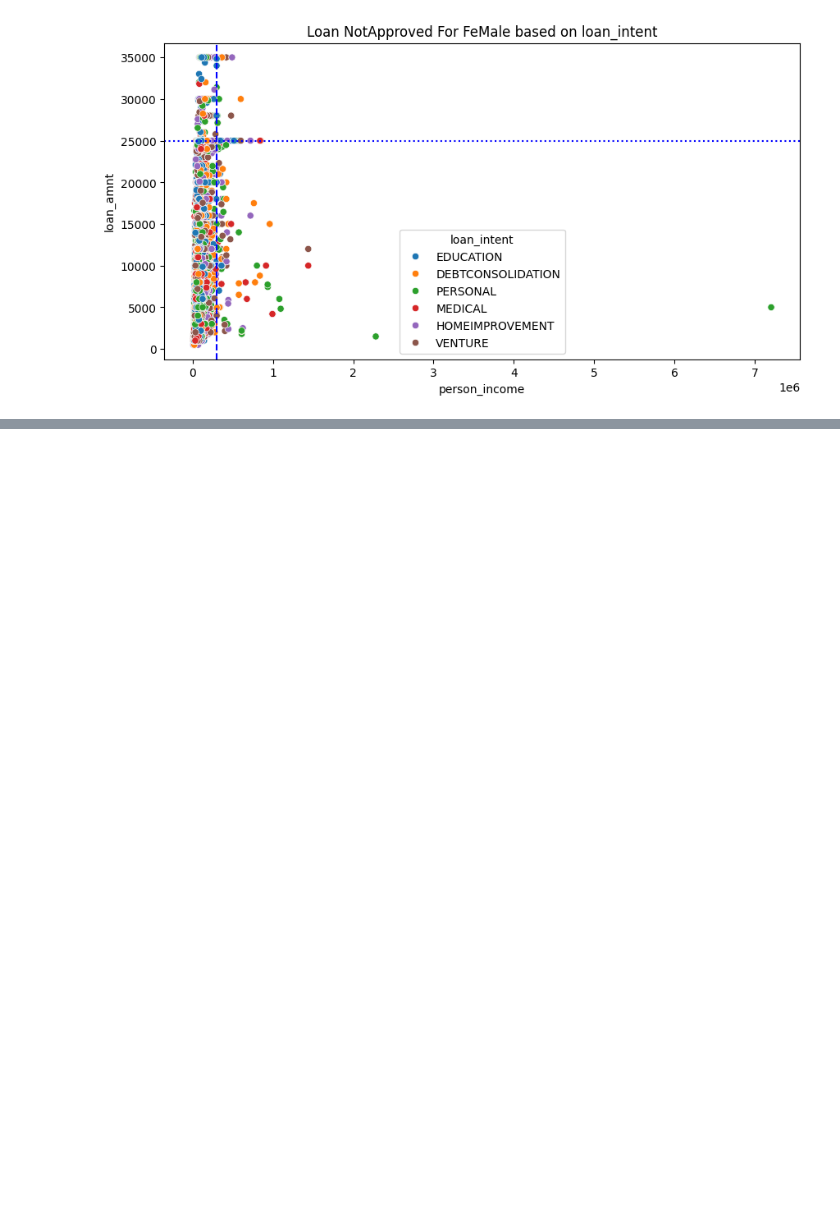
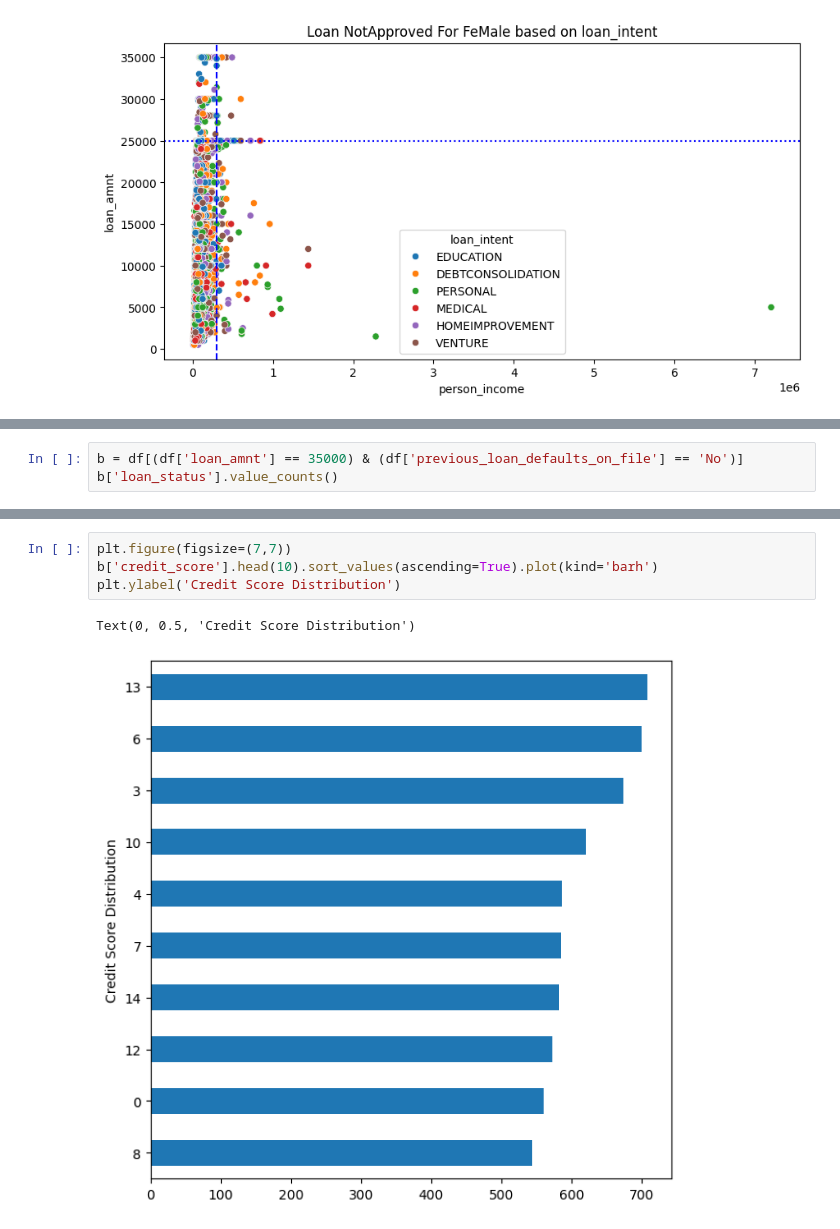
Before and after one commit to NikhilJ2712/Data-Science, a Jupyter notebook: Case_Study3_Loan_Approval_EDA.ipynb, the cells around one changed output, grey strips where cells are left out. Drawn from its saved outputs; the diff is of its cells as text; blank space fills up the shorter version.

```diff
--- a/Case_Study3_Loan_Approval_EDA.ipynb
+++ b/Case_Study3_Loan_Approval_EDA.ipynb
@@ -360,0 +426,3 @@ plt.show()
+# %%
+b = df[(df['loan_amnt'] == 35000) & (df['previous_loan_defaults_on_file'] == 'No')]
+b['loan_status'].value_counts()
@@ -360,0 +451,7 @@ plt.show()
+# %%
+plt.figure(figsize=(7,7))
+b['credit_score'].head(10).sort_values(ascending=True).plot(kind='barh')
+plt.ylabel('Credit Score Distribution')
+# %% [output]
+Text(0, 0.5, 'Credit Score Distribution')
+[figure, added]
```
Also changed, not shown: parts of 13 cells of this notebook.
